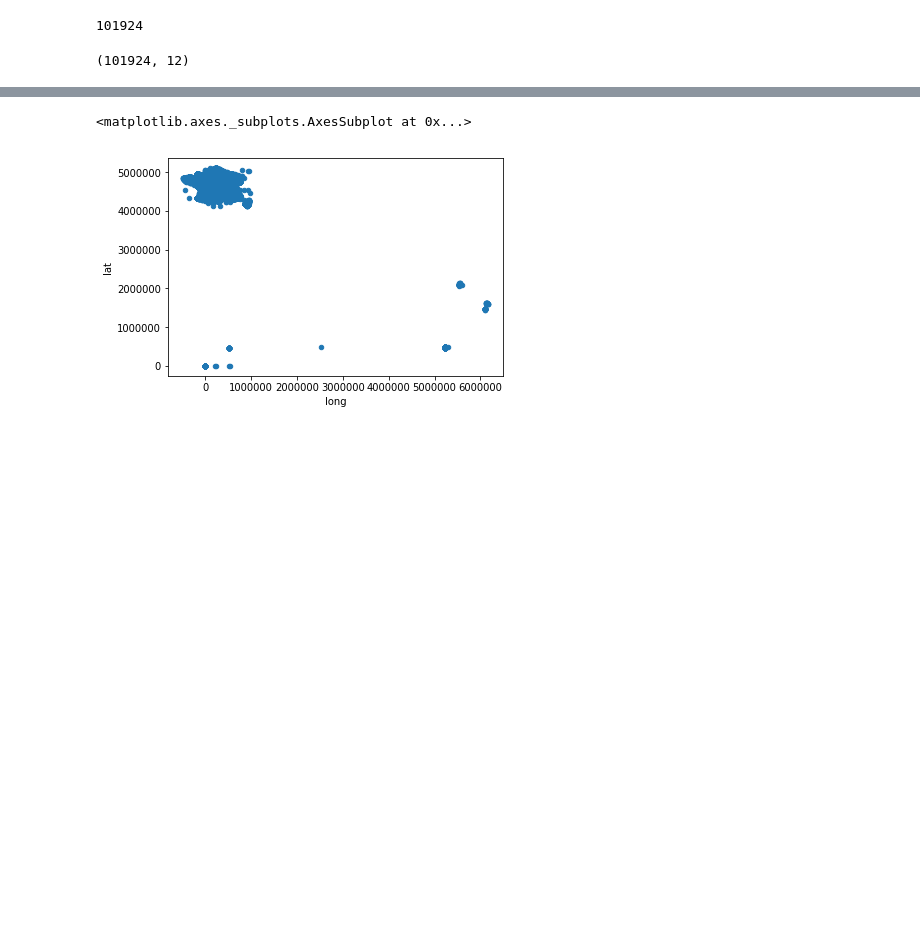
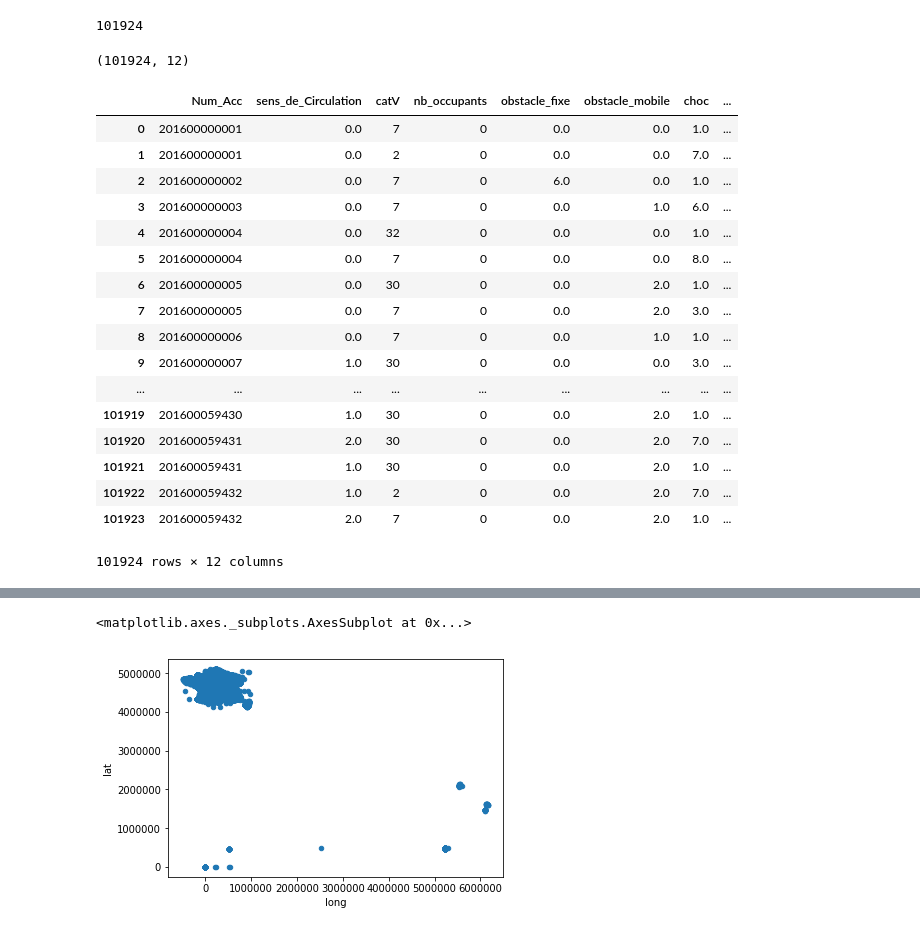
Before and after one commit to romainjouin/formation_python, a Jupyter notebook: accidents_corporels_de_la_circulation.ipynb, the cells around one changed output, grey strips where cells are left out. Cells and saved outputs as stored; diff of their text form; code cells hidden in the pictures; blank space fills up the shorter version.

```diff
--- a/accidents_corporels_de_la_circulation.ipynb
+++ b/accidents_corporels_de_la_circulation.ipynb
@@ -429,3 +415,24 @@ vehicules_2016.pivot_table(index="transport_en_commun",
 vehicules_2016.shape
 # %% [output]
 (101924, 12)
+# %%
+vehicules_2016
+# %% [output]
+|  | Num_Acc | sens_de_Circulation | catV | nb_occupants | obstacle_fixe | obstacle_mobile | choc | ... |
+| 0 | 201600000001 | 0.0 | 7 | 0 | 0.0 | 0.0 | 1.0 | ... |
+| 1 | 201600000001 | 0.0 | 2 | 0 | 0.0 | 0.0 | 7.0 | ... |
+| 2 | 201600000002 | 0.0 | 7 | 0 | 6.0 | 0.0 | 1.0 | ... |
+| 3 | 201600000003 | 0.0 | 7 | 0 | 0.0 | 1.0 | 6.0 | ... |
+| 4 | 201600000004 | 0.0 | 32 | 0 | 0.0 | 0.0 | 1.0 | ... |
+| 5 | 201600000004 | 0.0 | 7 | 0 | 0.0 | 0.0 | 8.0 | ... |
+| 6 | 201600000005 | 0.0 | 30 | 0 | 0.0 | 2.0 | 1.0 | ... |
+| 7 | 201600000005 | 0.0 | 7 | 0 | 0.0 | 2.0 | 3.0 | ... |
+| 8 | 201600000006 | 0.0 | 7 | 0 | 0.0 | 1.0 | 1.0 | ... |
+| 9 | 201600000007 | 1.0 | 30 | 0 | 0.0 | 0.0 | 3.0 | ... |
+| ... | ... | ... | ... | ... | ... | ... | ... | ... |
+| 101919 | 201600059430 | 1.0 | 30 | 0 | 0.0 | 2.0 | 1.0 | ... |
+| 101920 | 201600059431 | 2.0 | 30 | 0 | 0.0 | 2.0 | 7.0 | ... |
+| 101921 | 201600059431 | 1.0 | 30 | 0 | 0.0 | 2.0 | 1.0 | ... |
+| 101922 | 201600059432 | 1.0 | 2 | 0 | 0.0 | 2.0 | 7.0 | ... |
+| 101923 | 201600059432 | 2.0 | 7 | 0 | 0.0 | 2.0 | 1.0 | ... |
+101924 rows × 12 columns
```
Also changed, not shown: parts of 10 cells of this notebook.
